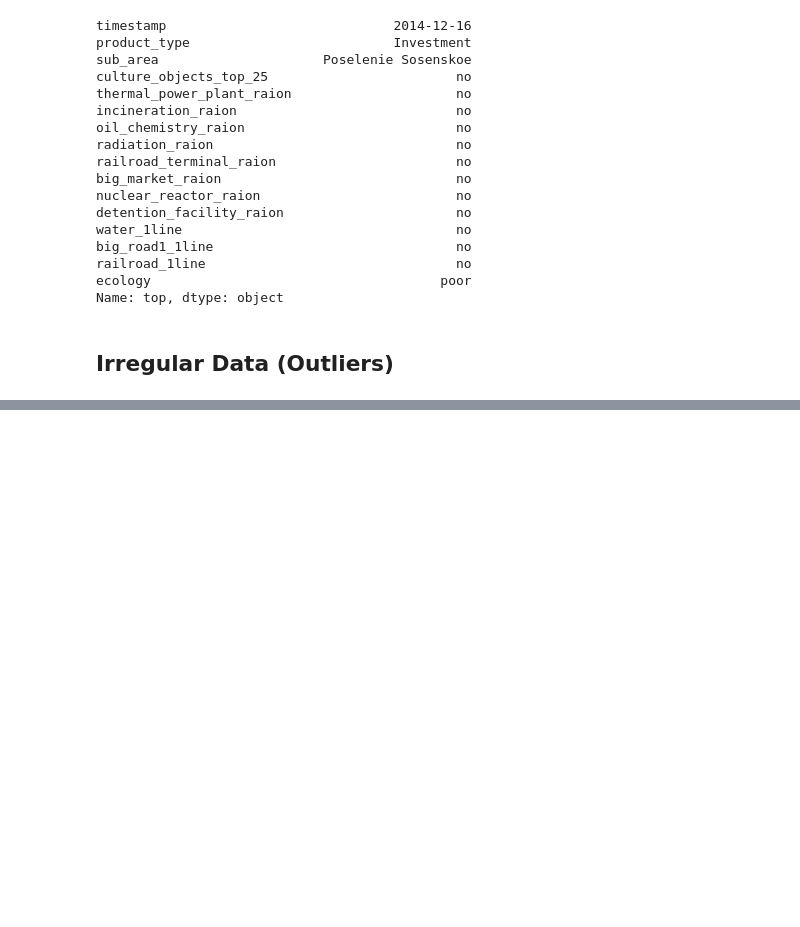
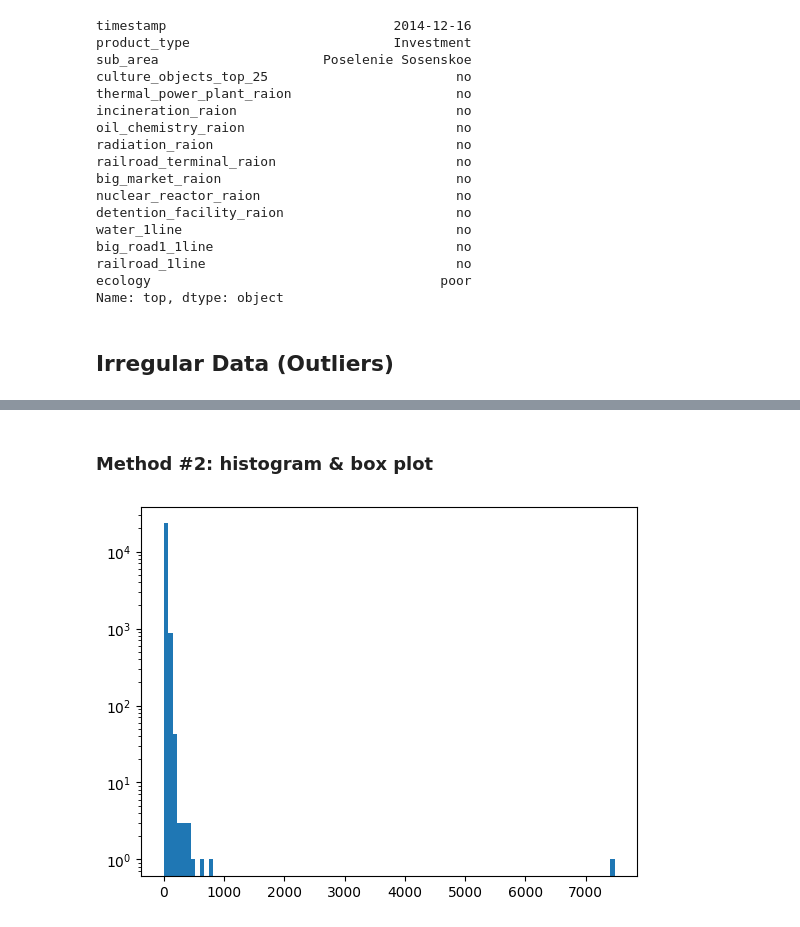
Before and after one commit to gabipana7/housing-market, a Jupyter notebook: housing-market-cleaning.ipynb, the cells around one changed output, grey strips where cells are left out. Drawn from its saved outputs; the diff is of its cells as text; code cells hidden in the pictures; blank space fills up the shorter version.

```diff
--- a/housing-market-cleaning.ipynb
+++ b/housing-market-cleaning.ipynb
@@ -231,0 +277,6 @@ df_copy[non_numeric_cols] = df_copy[non_numeric_cols].fillna(most_freq)
+# %% [markdown]
+### Method #2: histogram & box plot
+# %%
+plt.hist(df['life_sq'],bins=100, log=True);
+# %% [output]
+[figure, added]
```
Also changed, not shown: parts of 7 cells of this notebook.
